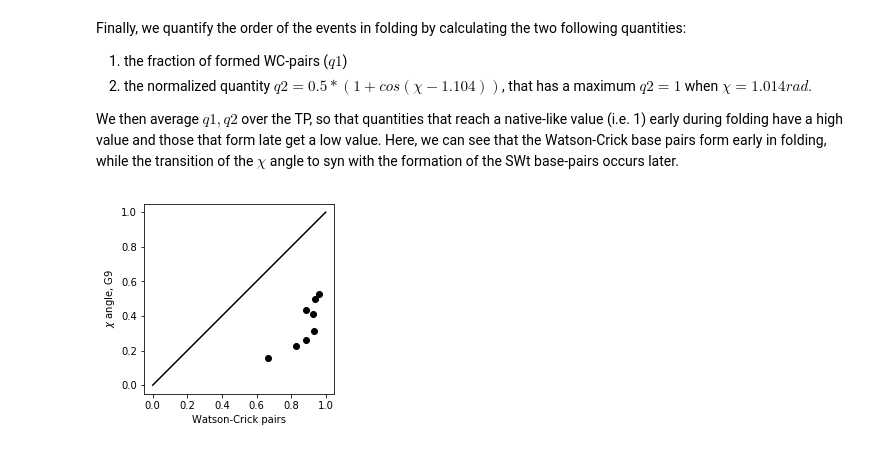
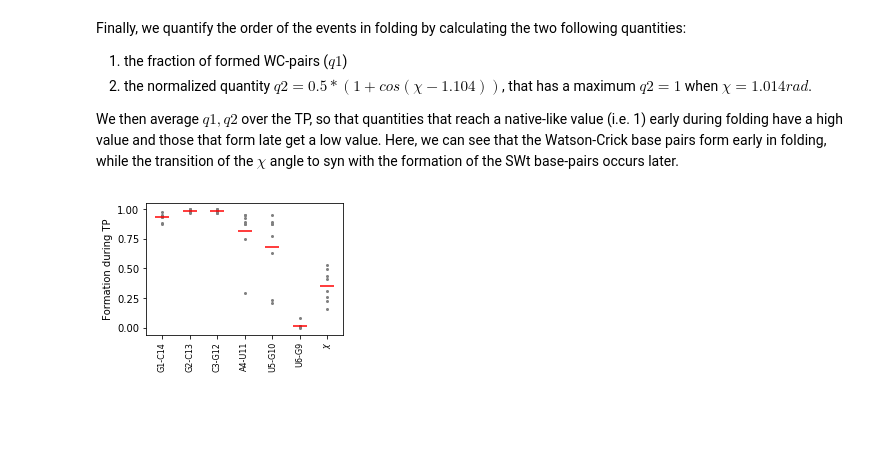
Before and after one commit to srnas/barnaba, a Jupyter notebook: manuscript_figures/02_figure.ipynb, the cells around one changed output. Saved outputs shown, nothing was run; the diff lists cells and outputs as text; code cells hidden in the pictures; blank space fills up the shorter version.

Commit message:
change to README and ms_figures

```diff
--- a/manuscript_figures/02_figure.ipynb
+++ b/manuscript_figures/02_figure.ipynb
@@ -215,26 +243,47 @@ Finally, we quantify the order of the events in folding by calculating the two f
 We then average $q1,q2$ over the TP, so that quantities that reach a native-like value (i.e. 1) early during folding have a high value and those that form late get a low value. Here, we can see that the Watson-Crick base pairs form early in folding, while the transition of the $\chi$ angle to syn with the formation of the SWt base-pairs occurs later.
 # %%
 averages = []
+averages2 = []
 for i in range(len(tps)):
 
     # count the base-pair interaction in stem
     stem_tp = count_stem(pairings,tps[i])
 
     # calculate the fraction of formed WC pairs in stem
-    q1 = np.sum(stem_tp[:,:-1]>0,axis=1)/5.
+    q1 = np.sum(stem_tp[:,:-1],axis=1)/5.
     # calculate the cosine distance from the syn conformation
     q2 = 0.5*(1.+ np.cos(angles[tps[i],8,6]-1.104) )
     averages.append([np.average(q1), np.average(q2)])
 
+    q3 = np.average(stem_tp[:,0]>0)
+    q4 = np.average(stem_tp[:,1]>0)
+    q5 = np.average(stem_tp[:,2]>0)
+    q6 = np.average(stem_tp[:,3]>0)
+    q7 = np.average(stem_tp[:,4]>0)
+    q8 = np.average(stem_tp[:,5]>0)
+    averages2.append([q3,q4,q5,q6,q7,q8,np.average(q2)])
+
+
 averages = np.array(averages)
-fig, ax1 = plt.subplots(1,1,figsize=(3.5,3.5))
-ax1.scatter(averages[:,0],averages[:,1],c='k')
-ax1.plot([0,1],[0,1],c='k')
-ax1.set_aspect(1.)
-ax1.set_xlabel("Watson-Crick pairs")
-ax1.set_ylabel(r"$\chi$ angle, G9")
+averages2 = np.array(averages2)
+averages3 = np.average(np.array(averages2),axis=0)
+
+fig, ax1 = plt.subplots(1,1,figsize=(3.5,2.5))
+for j in range(averages2.shape[1]):
+    ax1.scatter([j]*averages2.shape[0],averages2[:,j],c='0.5',s=4,marker="o")
+ax1.scatter(range(averages2.shape[1]),averages3,c='r',marker="_",s=200)
+#ax1.plot([0,1],[0,1],c='k')
+#ax1.set_aspect(1.)
+plt.xticks([0,1,2,3,4,5,6],["G1-C14","G2-C13","C3-G12","A4-U11","U5-G10","U6-G9",r"$\chi$"],\
+           rotation=90, fontsize=8)
+ax1.set_yticks([0,0.25,0.5,0.75,1.0])
+plt.ylabel("Formation during TP")
+#ax1.set_xlabel("q1 - Watson-Crick pairs",fontsize=10)
+#ax1.set_ylabel(r"q2 - $\chi$ angle, G9",fontsize=10)
+
+fig.subplots_adjust(left=0.2, bottom=0.25, right=0.98, top=0.98, wspace=0.1, hspace=0.1)
 plt.show()
 #plt.savefig("figure_02b.png",dpi=600)
 #plt.close()
 # %% [output]
-[figure, old version]
+[figure, new version]
```
Also changed, not shown: parts of 1 cell of this notebook, 3 other files.
